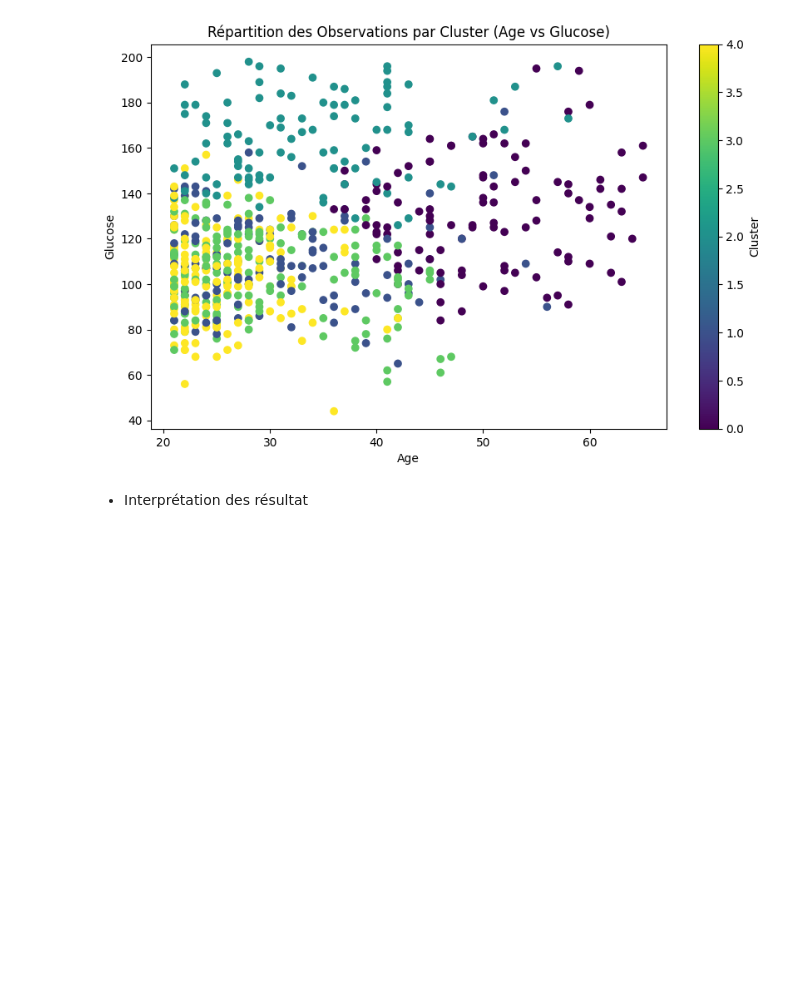
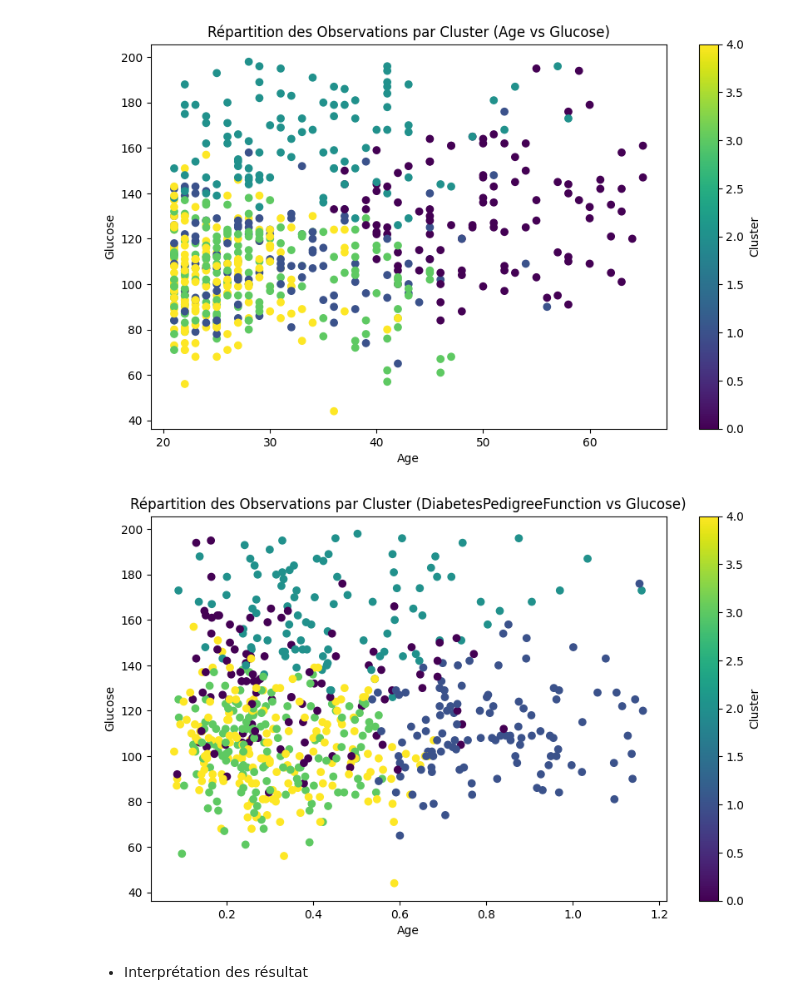
Before and after one commit to RaihanaAm/Analyse-de-Diab-te, a Jupyter notebook: Main.ipynb, the cells around one changed output. Drawn from its saved outputs; the diff is of its cells as text; code cells hidden in the pictures; blank space fills up the shorter version.

Commit message:
Clustering avec K-Means

```diff
--- a/Main.ipynb
+++ b/Main.ipynb
@@ -383,6 +383,17 @@ plt.colorbar(label='Cluster')
 plt.show()
 # %% [output]
 [figure]
+# %%
+
+plt.figure(figsize=(10, 6))
+plt.scatter(df['DiabetesPedigreeFunction'], df['Glucose'], c=df['Cluster'], cmap='viridis')
+plt.xlabel('Age')
+plt.ylabel('Glucose')
+plt.title('Répartition des Observations par Cluster (DiabetesPedigreeFunction vs Glucose)')
+plt.colorbar(label='Cluster')
+plt.show()
+# %% [output]
+[figure, added]
 # %% [markdown]
 
 * Interprétation des résultat
```
Also changed, not shown: parts of 1 cell of this notebook.
